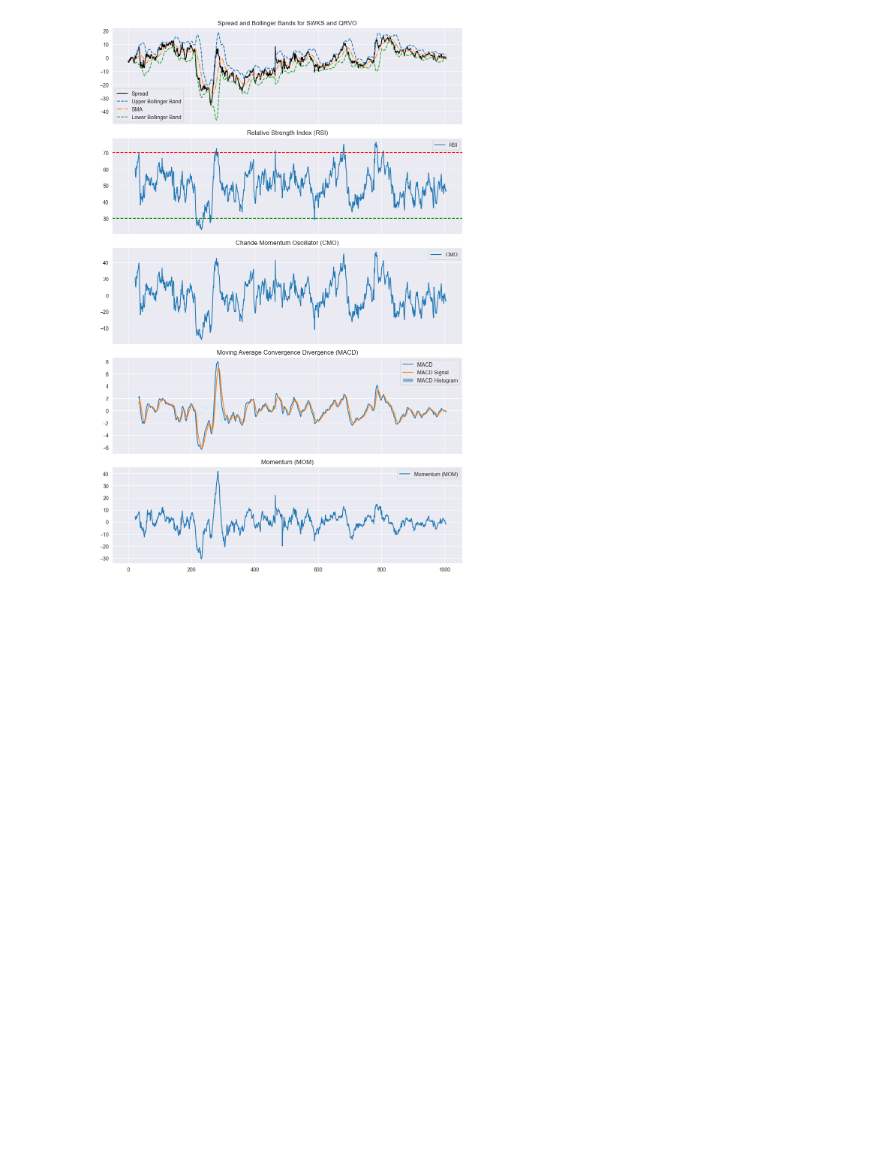
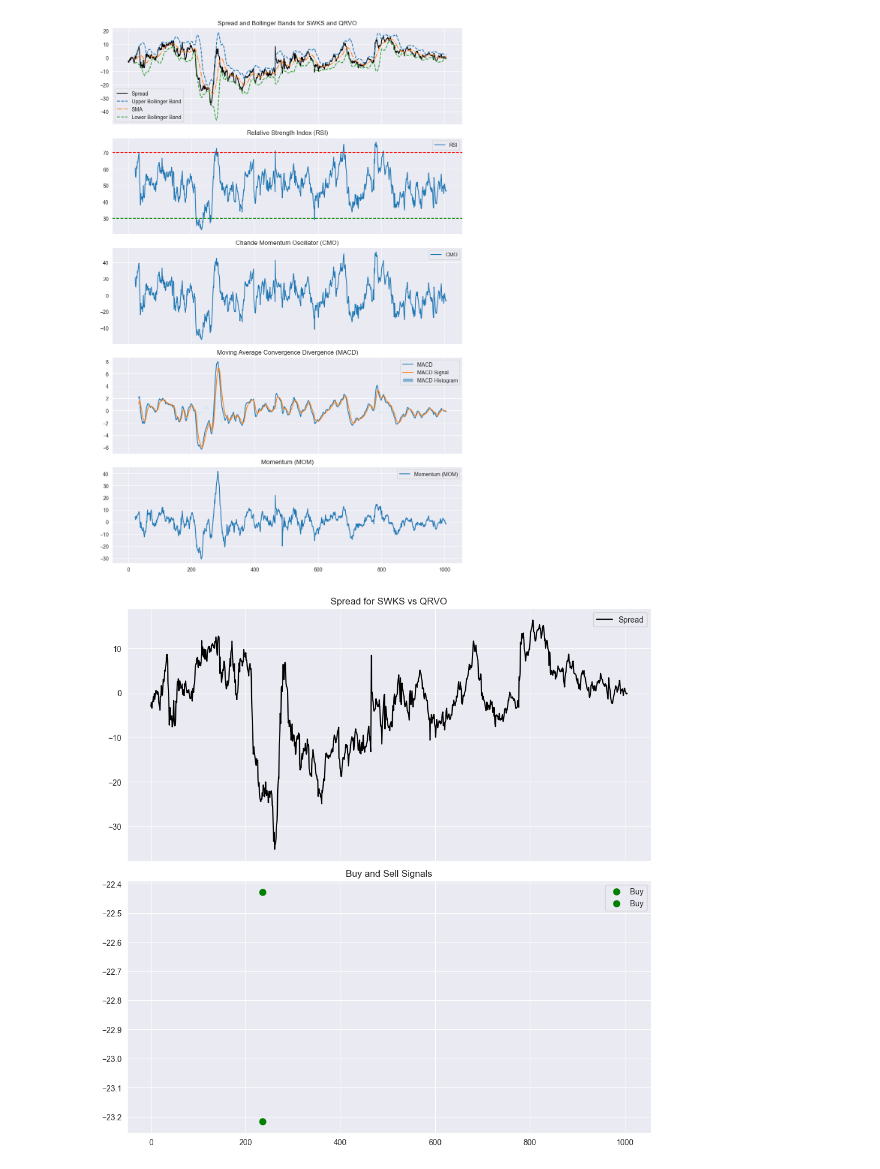
Before and after one commit to Ardaerd/Statistical-Arbitrage, a Jupyter notebook: trade_signal.ipynb, the cells around one changed output. Drawn from its saved outputs; the diff is of its cells as text; code cells hidden in the pictures; blank space fills up the shorter version.

```diff
--- a/trade_signal.ipynb
+++ b/trade_signal.ipynb
@@ -138,3 +138,54 @@ indicators = spreads_with_indicators[pair_to_visualize]
 plot_spread_and_indicators(pair_to_visualize, spread, indicators)
 # %% [output]
 [figure]
+# %%
+def calculate_signals(indicators, rsi_buy_threshold=30, rsi_sell_threshold=70, macd_buy_signal='Bullish', macd_sell_signal='Bearish'):
+    signals = []
+    in_position = False
+
+    for i in range(len(indicators)):
+        rsi_value = indicators['RSI'].iloc[i]
+        macd_signal_value = indicators['MACD'].iloc[i] - indicators['MACD_signal'].iloc[i]
+
+        if rsi_value < rsi_buy_threshold and macd_signal_value > 0:
+            signal = 'Buy'
+            in_position = True
+        elif rsi_value > rsi_sell_threshold and macd_signal_value < 0:
+            signal = 'Sell'
+            in_position = False
+        else:
+            if in_position:
+                signal = 'Hold'
+            else:
+                signal = 'No Position'
+
+        signals.append(signal)
+
+    return signals
+
+# Visualize spread and signals for the first pair (you can loop through all pairs)
+pair_to_visualize = selected_pairs[0]
+spread_to_visualize = selected_data[pair_to_visualize[0]] - selected_data[pair_to_visualize[1]]
+indicators_to_visualize = spreads_with_indicators[pair_to_visualize]
+signals_to_visualize = calculate_signals(indicators_to_visualize)
+
+# Plotting spread and signals
+fig, axes = plt.subplots(nrows=2, ncols=1, figsize=(10, 10), sharex=True)
+axes[0].plot(spread_to_visualize, label='Spread', color='black')
+axes[0].set_title(f'Spread for {pair_to_visualize[0]} vs {pair_to_visualize[1]}')
+axes[0].legend()
+
+# Plot buy and sell signals
+for i in range(len(signals_to_visualize)):
+    if signals_to_visualize[i] == 'Buy':
+        axes[1].plot(i, spread_to_visualize.iloc[i], 'go', markersize=8, label='Buy')
+    elif signals_to_visualize[i] == 'Sell':
+        axes[1].plot(i, spread_to_visualize.iloc[i], 'ro', markersize=8, label='Sell')
+
+axes[1].set_title('Buy and Sell Signals')
+axes[1].legend()
+
+plt.tight_layout()
+plt.show()
+# %% [output]
+[figure, added]
```
Also changed, not shown: 2 other files.
